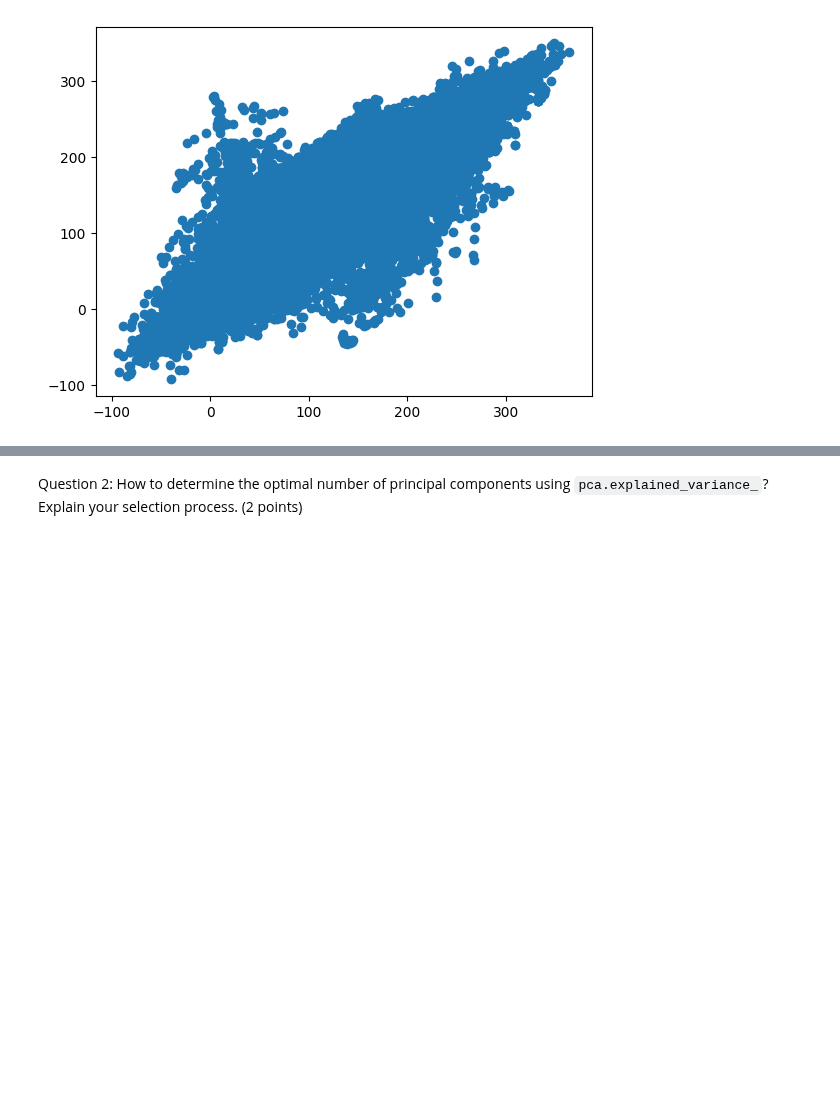
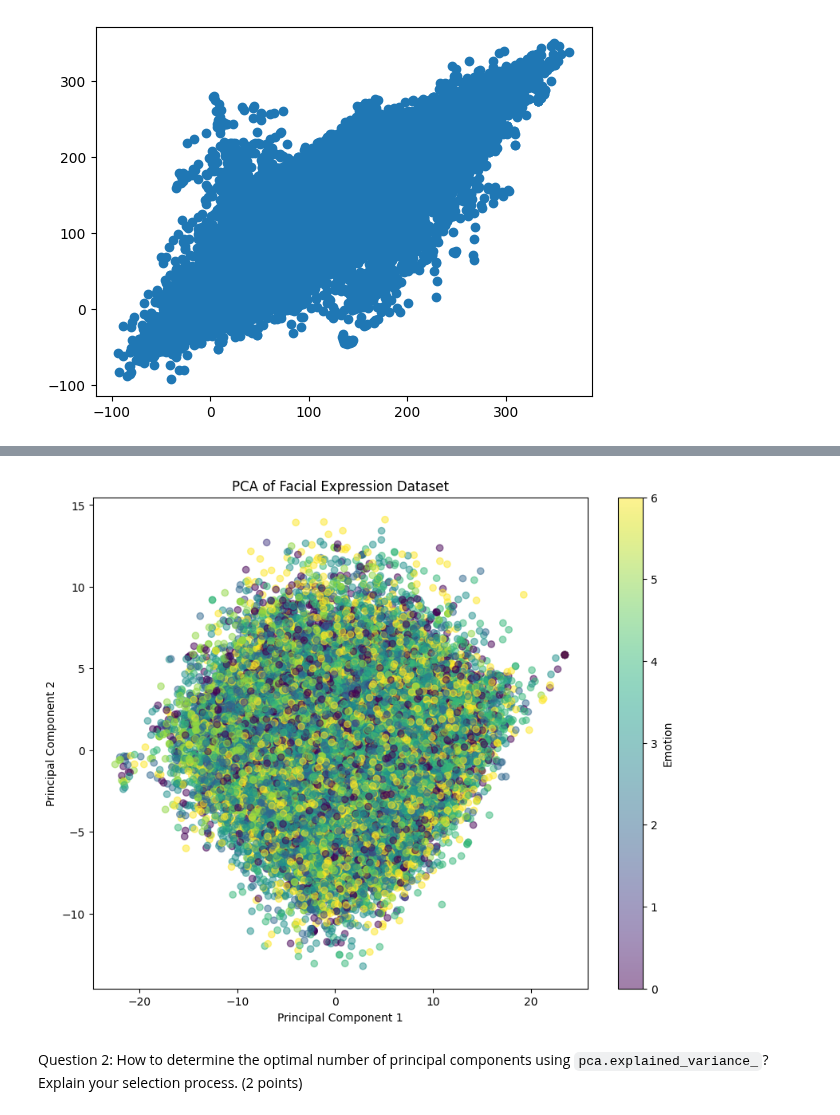
Before and after one commit to ki-chan2002/ML-Mini-Project, a Jupyter notebook: notebooks/EDA.ipynb, the cells around one changed output, grey strips where cells are left out. Saved outputs shown, nothing was run; the diff lists cells and outputs as text; code cells hidden in the pictures; blank space fills up the shorter version.

````diff
--- a/notebooks/EDA.ipynb
+++ b/notebooks/EDA.ipynb
@@ -124,3 +174,52 @@ plt.scatter(images_pca[:,1], images_pca[:,2], cmap="rainbow")
+# %%
+import pandas as pd
+import numpy as np
+from sklearn.decomposition import PCA
+from sklearn.preprocessing import MinMaxScaler
+import matplotlib.pyplot as plt
+
+# Parse the data
+def parse_data(data: pd.DataFrame):
+    image_array = np.zeros(shape=(len(data), 48, 48))
+    image_label = np.array(list(map(int, data['emotion'])))
+
+    for i, row in enumerate(data.index):
+        image = np.fromstring(data.loc[row, 'pixels'], dtype=int, sep=' ')
+        image = np.reshape(image, (48, 48))
+        image_array[i] = image
+
+    return image_array, image_label
+
+# Perform PCA and create scatter plot
+def pca_scatter(images: np.ndarray, labels: np.ndarray):
+    # Flatten the images
+    n_samples, height, width = images.shape
+    flat_images = images.reshape(n_samples, -1)
+
+    # Scale the data
+    scaler = MinMaxScaler()
+    scaled_images = scaler.fit_transform(flat_images)
+
+    # Apply PCA
+    pca = PCA(n_components=2)
+    principal_components = pca.fit_transform(scaled_images)
+
+    # Create scatter plot
+    plt.figure(figsize=(10, 8))
+    scatter = plt.scatter(principal_components[:, 0], principal_components[:, 1], c=labels, cmap='viridis', alpha=0.5)
+    plt.colorbar(scatter, label='Emotion')
+    plt.xlabel('Principal Component 1')
+    plt.ylabel('Principal Component 2')
+    plt.title('PCA of Facial Expression Dataset')
+    plt.show()
+
+# Assuming df is your DataFrame
+images, labels = parse_data(df)
+
+# Create the scatter plot
+pca_scatter(images, labels)
+# %% [output]
+[figure, added]
 # %% [markdown]
 Question 2: How to determine the optimal number of principal components using ```pca.explained_variance_```? Explain your selection process. (2 points)
 # %%
````
Also changed, not shown: parts of 6 cells of this notebook.
